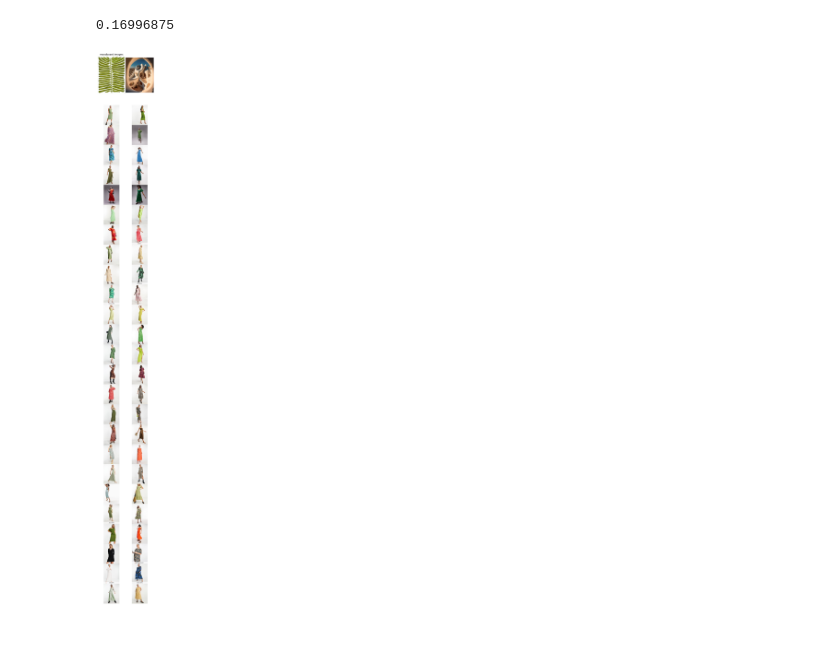
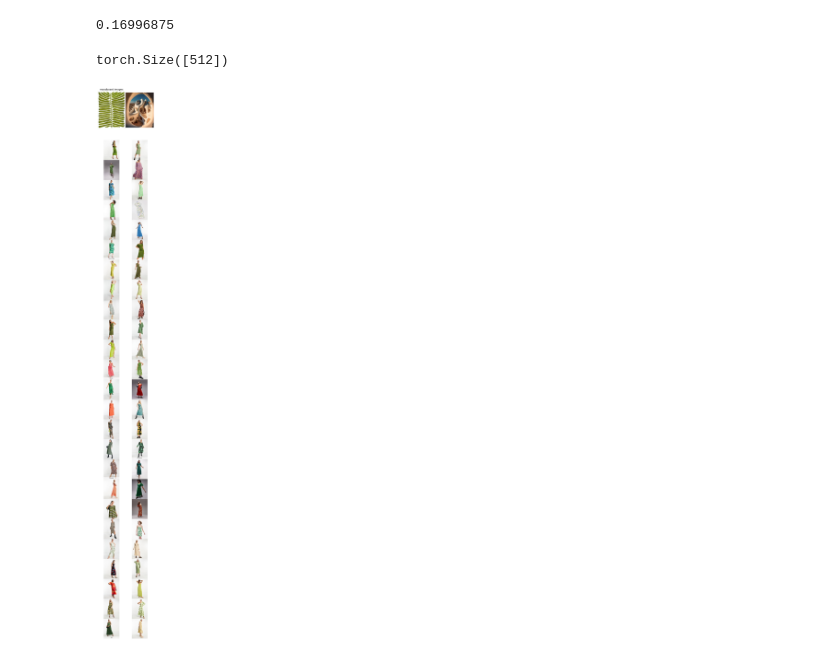
Before and after one commit to jonberliner/moodboard, a Jupyter notebook: moodboard rec with CLIP ASOS.ipynb, the cells around one changed output. Saved outputs shown, nothing was run; the diff lists cells and outputs as text; code cells hidden in the pictures.

Commit message:
unlimited images and text now

```diff
--- a/moodboard rec with CLIP ASOS.ipynb
+++ b/moodboard rec with CLIP ASOS.ipynb
@@ -244,6 +244,13 @@ dress_embed = text_to_embeddings(["lady in a dress"]).t()
 dists = candidate_vembeds @ dress_embed.detach().numpy()
 # %% [output]
 0.16996875
+# %%
+a = torch.randn(512)
+# torch.zeros_like(a).shape
+
+torch.zeros(512).shape
+# %% [output]
+torch.Size([512])
 # %%
 category_vembeds = candidate_vembeds
 dim = category_vembeds.shape[1]
@@ -251,20 +258,21 @@ index = faiss.IndexFlatIP(dim)
 index.add(category_vembeds)
 
 
-def search(w1, w2, image_url1, image_url2, index, k=10):
-    image1 = Image.open(requests.get(image_url1, stream=True).raw)
-    image2 = Image.open(requests.get(image_url2, stream=True).raw)
+def search(images, texts, wimages, wtexts, index, k=10):
+    with torch.no_grad():
+        query_vembeds = images_to_embeddings(images)
+        query_tembeds = text_to_embeddings(texts)
 
-    with torch.no_grad():
-        query_vembeds = images_to_embeddings([image1, image2])
-        query_tembed = text_to_embeddings(["a woman wearing a dress"])
+    new_query = torch.zeros(512)
+    for i in range(len(images)):
+        new_query += query_vembeds[i] * wimages[i]
 
-    new_query = (w1 * query_vembeds[0]) + (w2 * query_vembeds[1]).unsqueeze(0)
-    new_query += query_tembed * 10.
+    for i in range(len(texts)):
+        new_query += query_tembeds[i] * wtexts[i]
 
     new_query = new_query / new_query.norm(p=2, dim=-1, keepdim=True)
 
-    new_query = new_query.detach().numpy()
+    new_query = new_query.unsqueeze(0).detach().numpy()
     dists, idxs = index.search(new_query, k)
 
     return dists, idxs
@@ -290,34 +296,41 @@ image_url2 = "https://i.pinimg.com/474x/e3/7d/93/e37d93f00bb5773b2e3cf46d06ea01c
 # image_url = "https://i.pinimg.com/564x/99/8c/14/998c14a26d8bedcf39c63265d332fa75.jpg"
 k = 50
 
-dists, idxs = search(3., 1., image_url1, image_url2, index=index, k=k)
 
-# plot
 image1 = Image.open(requests.get(image_url1, stream=True).raw)
 image2 = Image.open(requests.get(image_url2, stream=True).raw)
 
+images = [image1, image2]
+texts = ["a woman in a dress"]
+
+wimages = [1., 0.]
+wtexts = [2.]
+
+dists, idxs = search(images, texts, wimages, wtexts, index=index, k=k)
+
+# plot
 fig, axes = plt.subplots(1 + (k // 2), 2,
                          figsize = (5, 50),
                          gridspec_kw={'height_ratios': [3] + [1] * (k//2),})
 
 for ax in axes.ravel():
     ax.axis("off")
 
 axes[0, 0].imshow(image1)
 axes[0, 1].imshow(image2)
 axes[0, 0].set_title("moodboard images")
 
 i, j = 1, 0
 for idx in idxs[0]:
     ax = axes[i, j]
     ax.imshow(asos_dataset[idx][0])
     ax.set_aspect("equal")
     j += 1
     if j == 2:
         j = 0
         i += 1
 
 plt.subplots_adjust(hspace=0.0, wspace = 0.0)
 plt.show()
 # %% [output]
-[figure, old version]
+[figure, new version]
```
Also changed, not shown: parts of 1 cell of this notebook.
